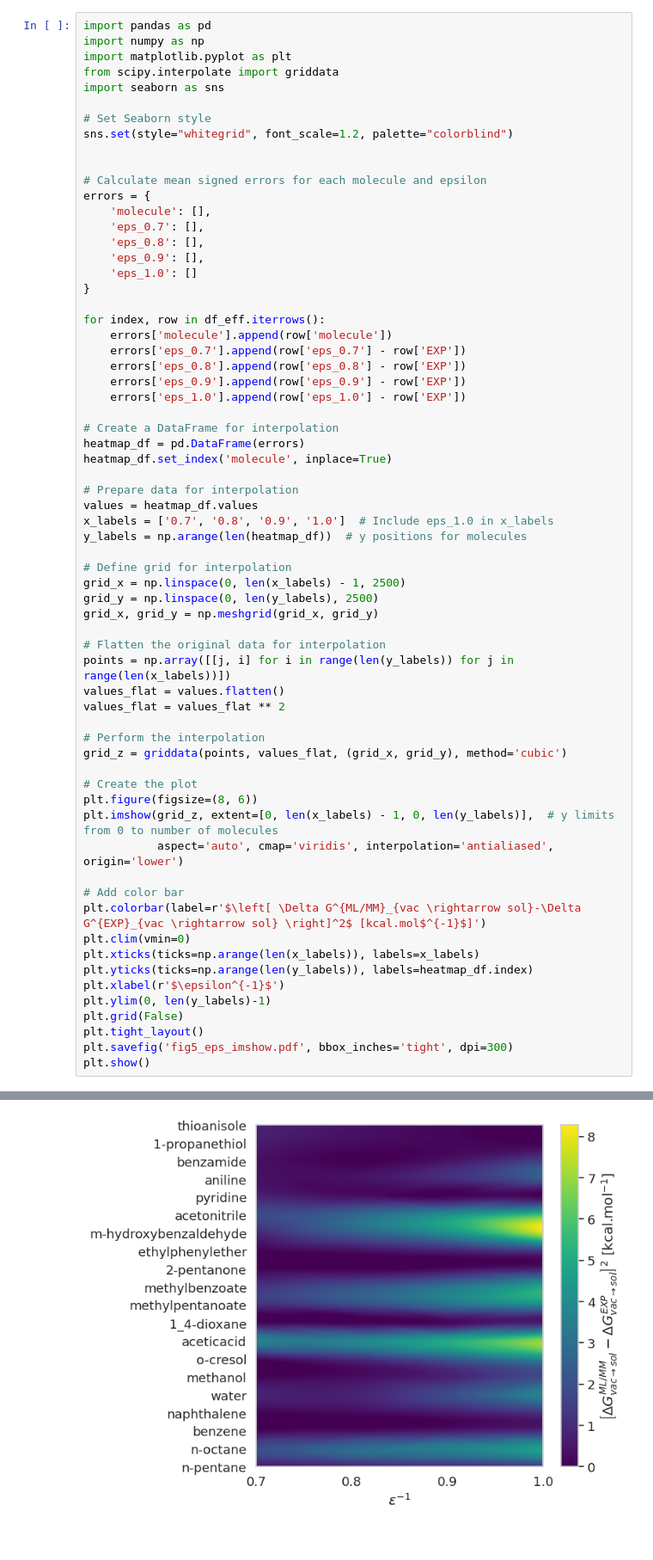
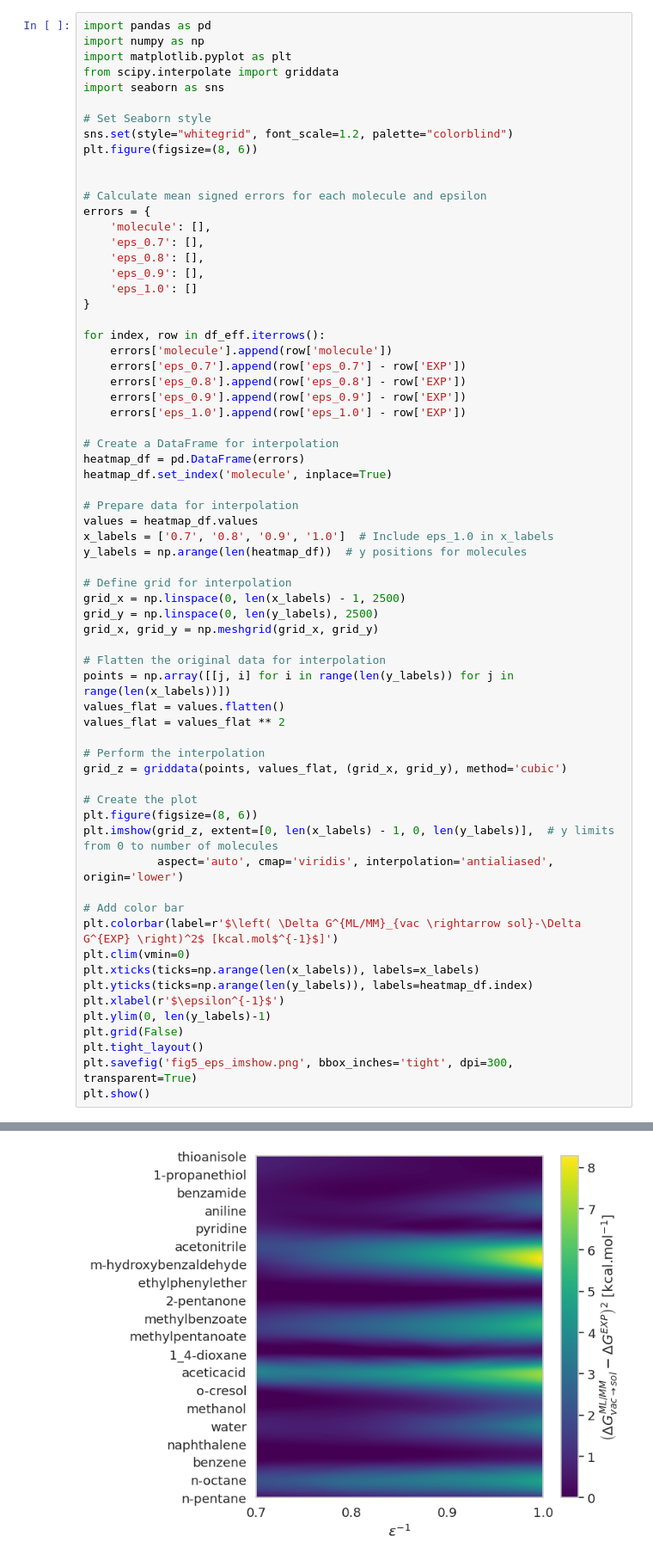
Before and after one commit to michellab/EMLE_HFE_SI, a Jupyter notebook: figures/figures_5/plot.ipynb, the cells around one changed output, grey strips where cells are left out. Shown at 86% size. Drawn from its saved outputs; the diff is of its cells as text.

```diff
--- a/figures/figures_5/plot.ipynb
+++ b/figures/figures_5/plot.ipynb
@@ -93,6 +93,7 @@ import seaborn as sns
 
 # Set Seaborn style
 sns.set(style="whitegrid", font_scale=1.2, palette="colorblind")
+plt.figure(figsize=(8, 6))
 
 
 # Calculate mean signed errors for each molecule and epsilon
@@ -139,7 +140,7 @@ plt.imshow(grid_z, extent=[0, len(x_labels) - 1, 0, len(y_labels)],  # y limits
            aspect='auto', cmap='viridis', interpolation='antialiased', origin='lower')
 
 # Add color bar
-plt.colorbar(label=r'$\left[ \Delta G^{ML/MM}_{vac \rightarrow sol}-\Delta G^{EXP}_{vac \rightarrow sol} \right]^2$ [kcal.mol$^{-1}$]')
+plt.colorbar(label=r'$\left( \Delta G^{ML/MM}_{vac \rightarrow sol}-\Delta G^{EXP} \right)^2$ [kcal.mol$^{-1}$]')
 plt.clim(vmin=0)
 plt.xticks(ticks=np.arange(len(x_labels)), labels=x_labels)
 plt.yticks(ticks=np.arange(len(y_labels)), labels=heatmap_df.index)
@@ -147,6 +148,6 @@ plt.xlabel(r'$\epsilon^{-1}$')
 plt.ylim(0, len(y_labels)-1)
 plt.grid(False)
 plt.tight_layout()
-plt.savefig('fig5_eps_imshow.pdf', bbox_inches='tight', dpi=300)
+plt.savefig('fig5_eps_imshow.png', bbox_inches='tight', dpi=300, transparent=True)
 plt.show()
 # %% [output]
@@ -153,4 +155,4 @@ plt.show()
-[figure, old version]
+[figure, new version]
 # %%
 sns.set(style='whitegrid', font_scale=1.2)
 
```
Also changed, not shown: parts of 1 cell of this notebook, 13 other files.
